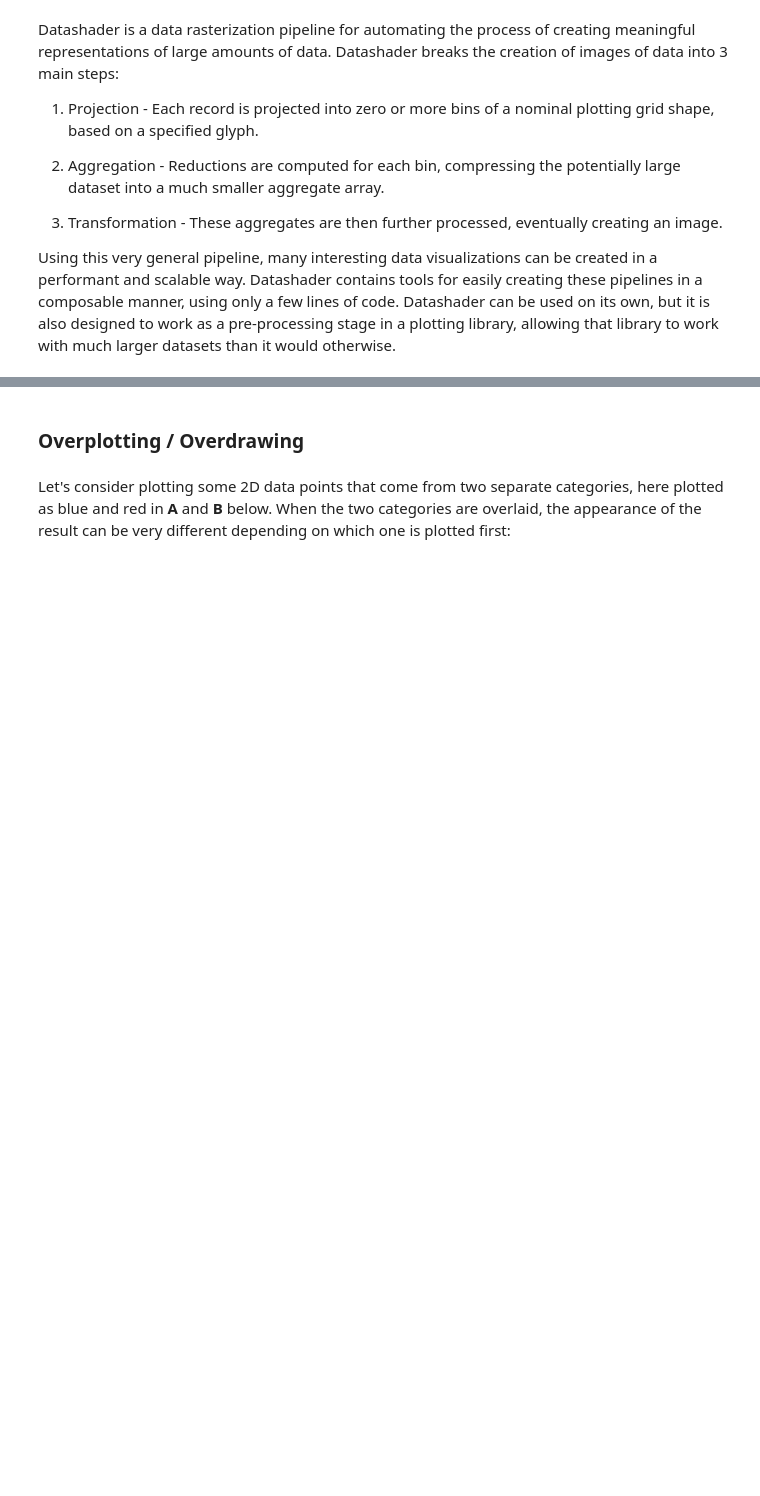
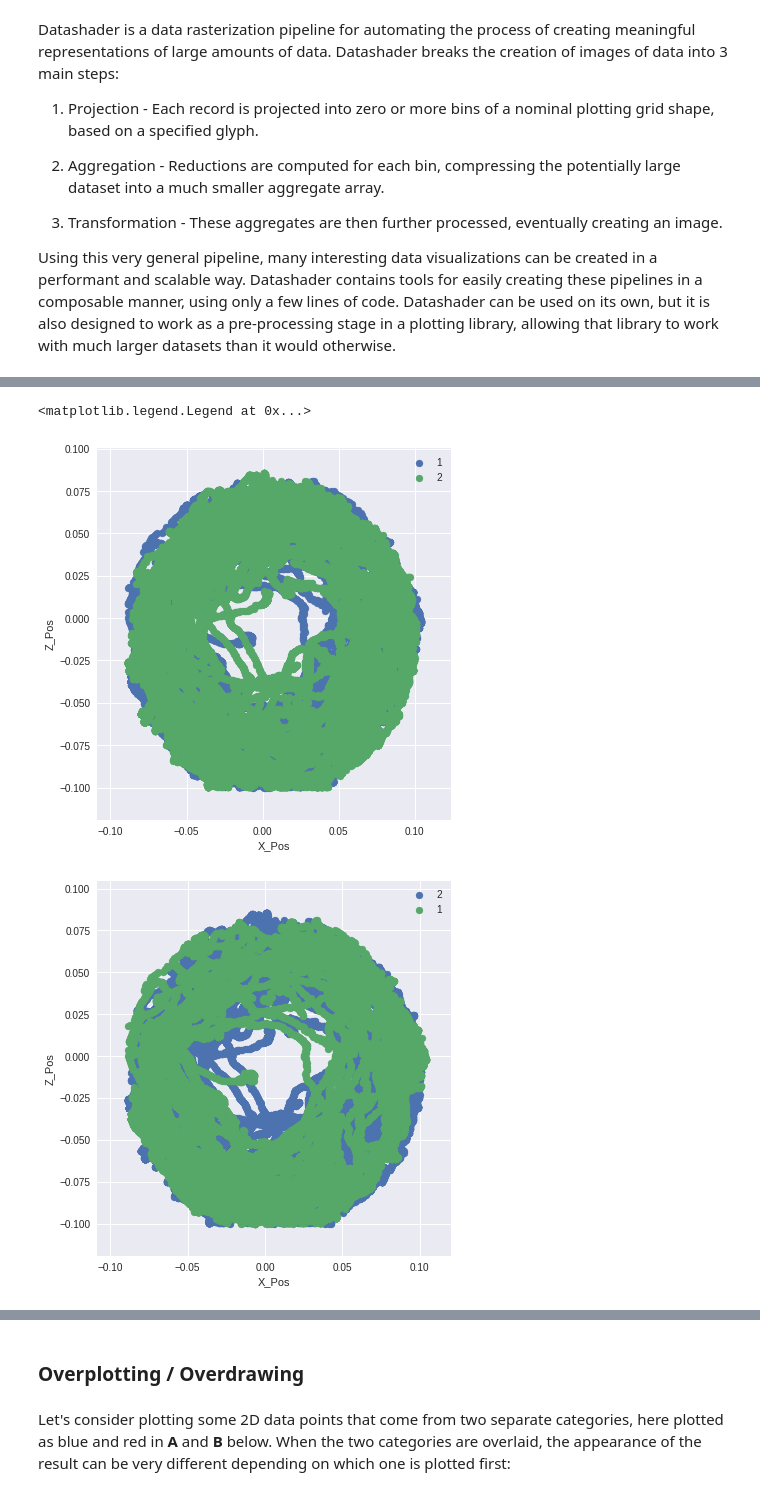
Before and after one commit to alTeska/data_visualization_talk, a Jupyter notebook: data_talk.ipynb, the cells around one changed output, grey strips where cells are left out. Saved outputs shown, nothing was run; the diff lists cells and outputs as text; code cells hidden in the pictures; blank space fills up the shorter version.

```diff
--- a/data_talk.ipynb
+++ b/data_talk.ipynb
@@ -98,0 +185,12 @@ Using this very general pipeline, many interesting data visualizations can be cr
+# %%
+g = sns.FacetGrid(data=rat2, size=6, hue='session_id')
+g.map(plt.scatter,'X_Pos','Z_Pos');
+plt.legend()
+
+g = sns.FacetGrid(data=rat2, size=6, hue='session_id', hue_order=[2,1])
+g.map(plt.scatter,'X_Pos','Z_Pos');
+plt.legend()
+# %% [output]
+<matplotlib.legend.Legend at 0x...>
+[figure, added]
+[figure, added]
```
Also changed, not shown: parts of 34 cells of this notebook.
